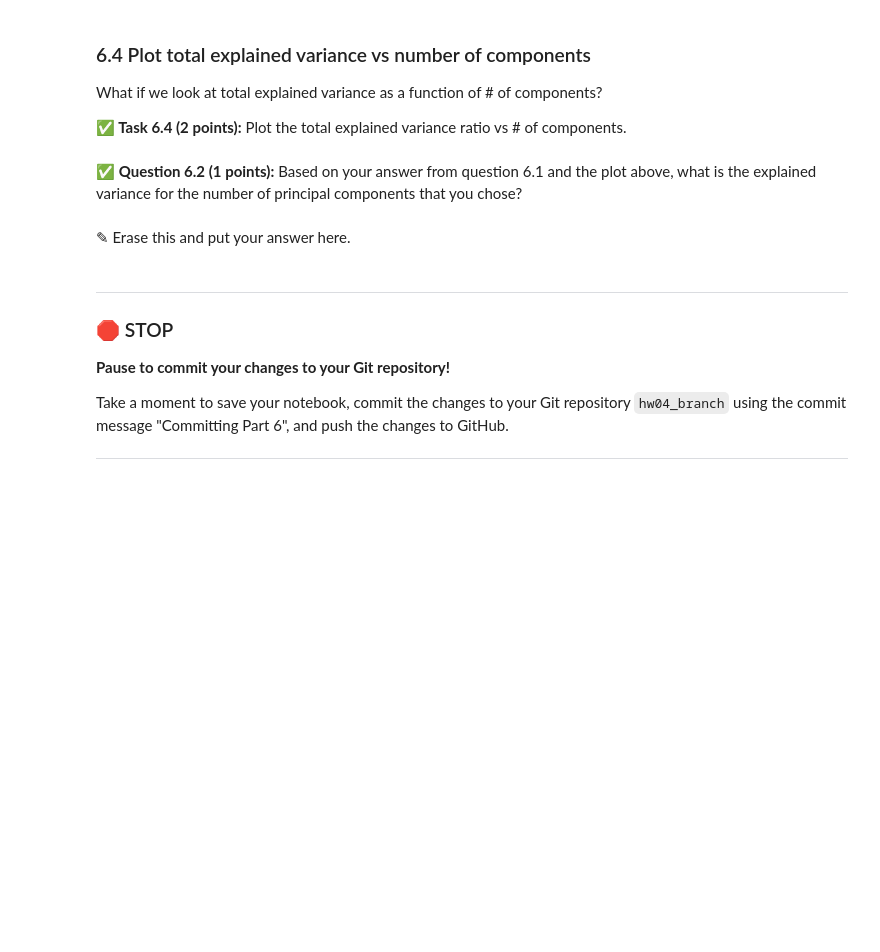
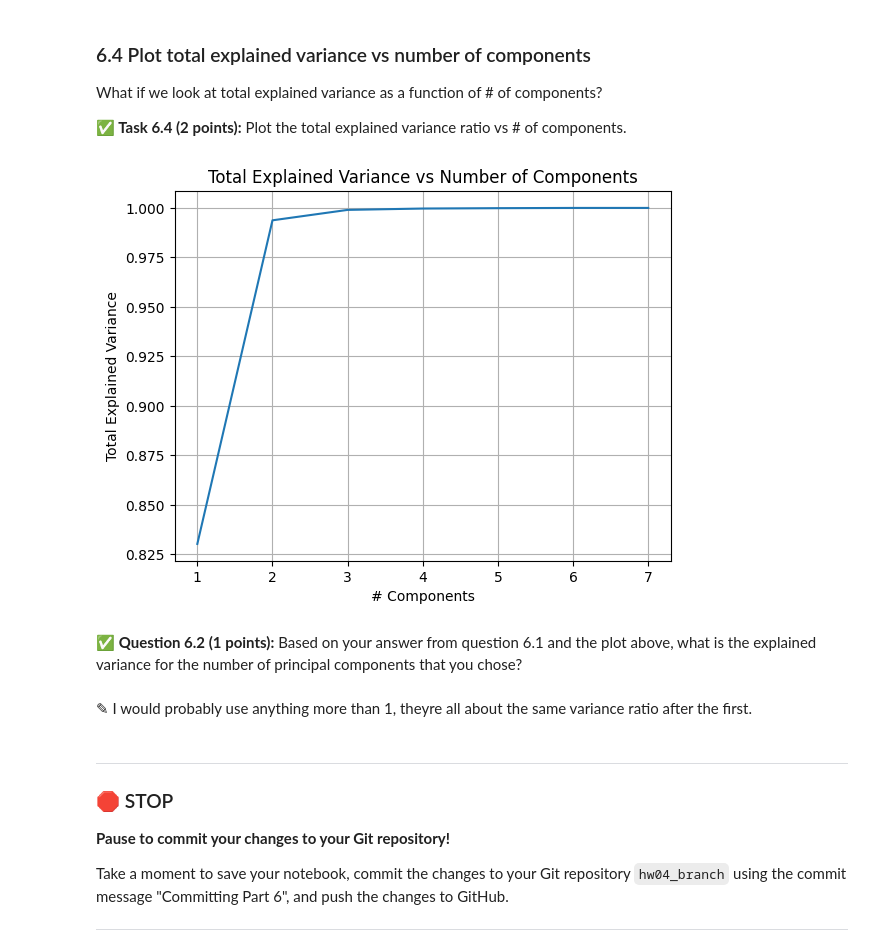
Before and after one commit to sarahhoran/CMSE202-f24-turnin, a Jupyter notebook: hw-04/HW-04_PerceptronSVMandPCA-STUDENT.ipynb, the cells around one changed output. Drawn from its saved outputs; the diff is of its cells as text; code cells hidden in the pictures; blank space fills up the shorter version.

```diff
--- a/hw-04/HW-04_PerceptronSVMandPCA-STUDENT.ipynb
+++ b/hw-04/HW-04_PerceptronSVMandPCA-STUDENT.ipynb
@@ -521,7 +573,17 @@ What if we look at total explained variance as a function of # of components?
+# %%
+# Put your code here
+plt.plot(number_comp, variance)
+plt.title("Total Explained Variance vs Number of Components")
+plt.xlabel("# Components")
+plt.ylabel("Total Explained Variance")
+plt.grid()
+plt.show()
+# %% [output]
+[figure, added]
 # %% [markdown]
 **&#9989; Question 6.2 (1 points):** Based on your answer from question 6.1 and the plot above, what is the explained variance for the number of principal components that you chose?
-# %% [markdown]
-<font size=+3>&#9998;</font> Erase this and put your answer here.
+# %% [markdown]
+<font size=+3>&#9998;</font> I would probably use anything more than 1, theyre all about the same variance ratio after the first.
 # %% [markdown]
 ---
 ### &#128721; STOP
```
Also changed, not shown: parts of 9 cells of this notebook.
